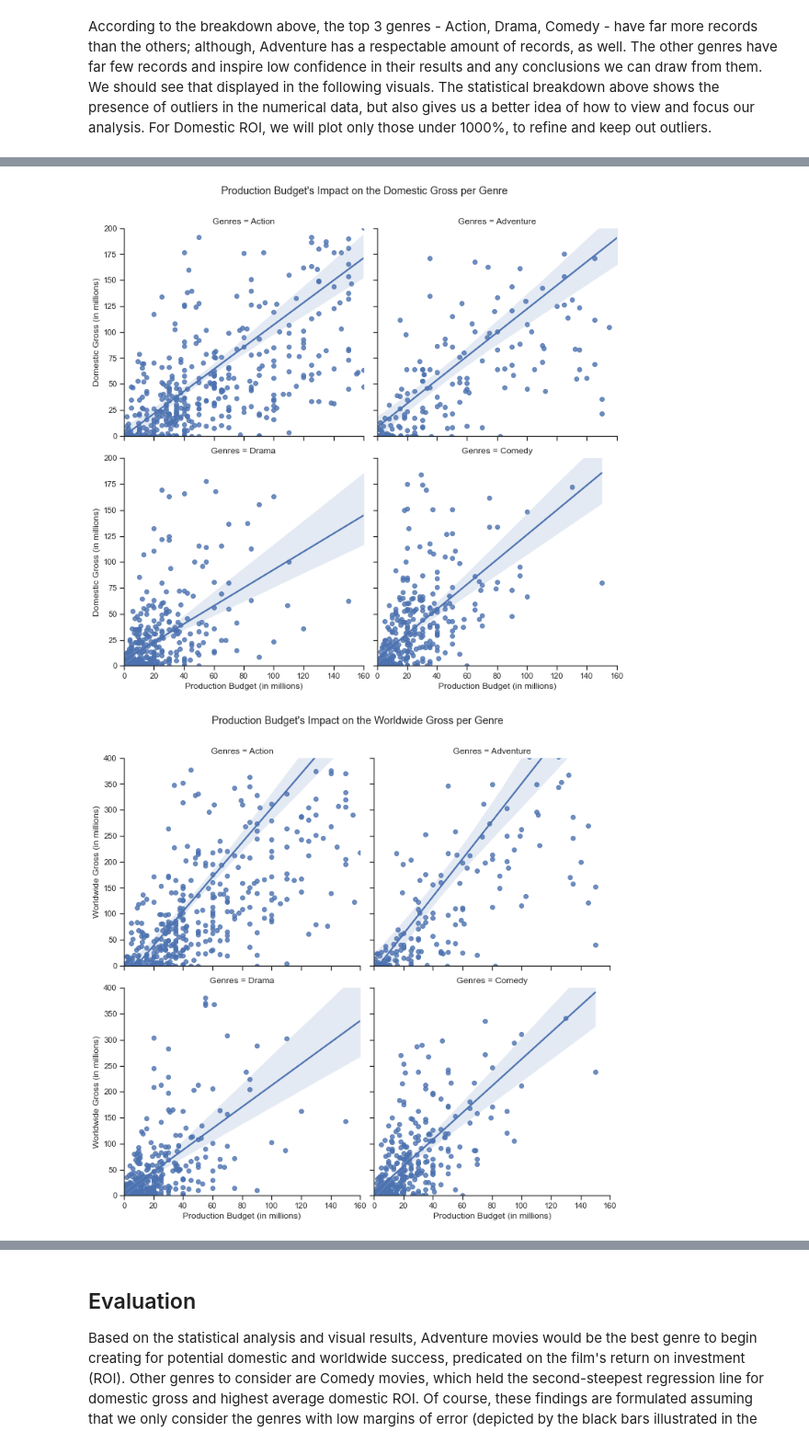
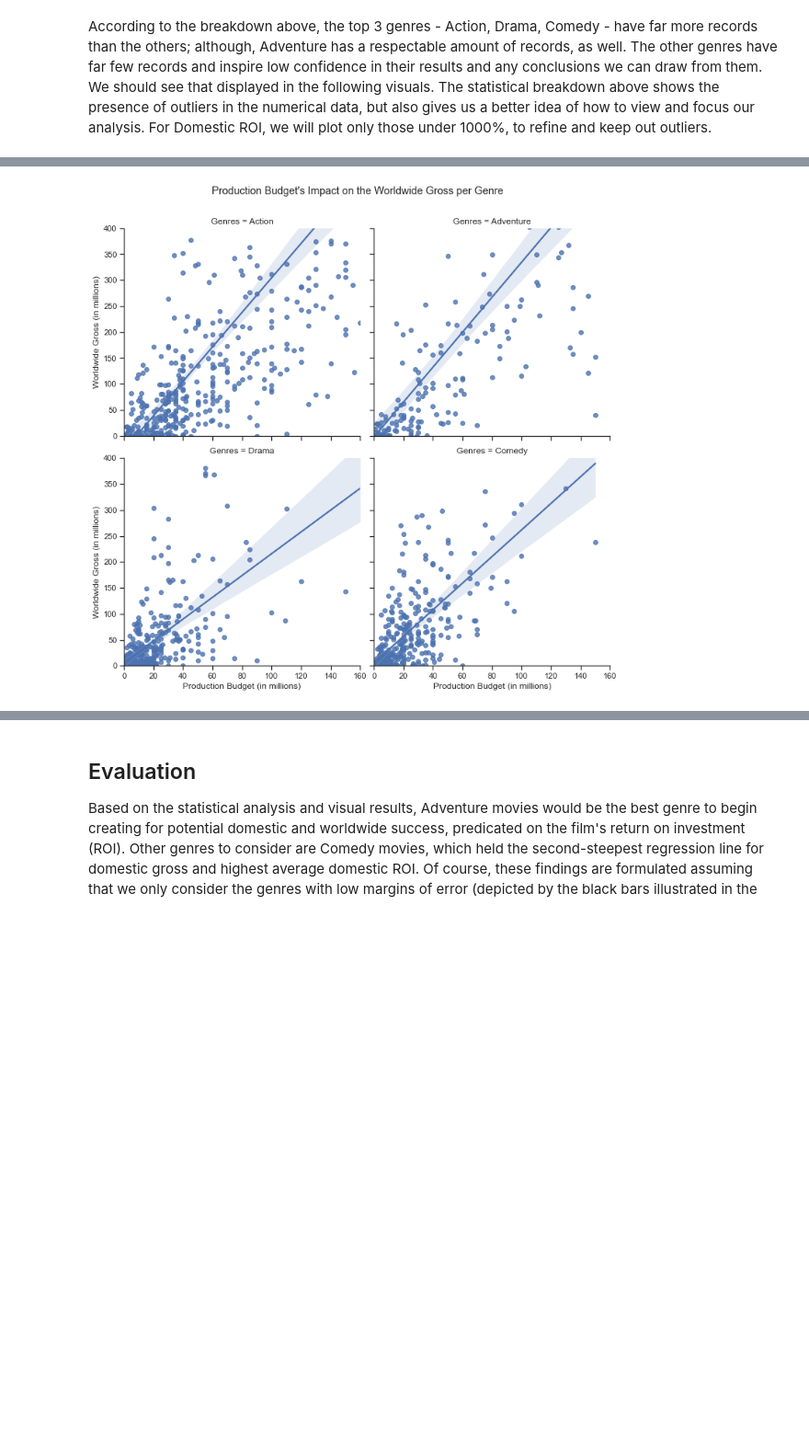
Before and after one commit to rookiescientist-andre/Microsoft-Film-Analysis, a Jupyter notebook: Microsoft Film Analysis - Notebook.ipynb, the cells around one changed output, grey strips where cells are left out. Shown: that part at 92% size. Cells and saved outputs as stored; diff of their text form; code cells hidden in the pictures; blank space fills up the shorter version.

```diff
--- a/Microsoft Film Analysis - Notebook.ipynb
+++ b/Microsoft Film Analysis - Notebook.ipynb
@@ -179,7 +183,7 @@ Next step is to clean up the SQL table to fit for merging with our refined movie
 
 # First, rename and keep the columns we need (i.e., primary_title, original_title, genres)
 movie_basics_df = pd.read_sql("""
-SELECT primary_title AS 'Movie Name', original_title AS 'Original Title', genres AS Genres
+SELECT primary_title AS 'Movie Name', original_title AS 'Original Title', genres AS Genres, runtime_minutes AS 'Runtime'
 FROM movie_basics
 """, conn)
 
@@ -342,5 +372,9 @@ To gain further insight, we'll also plot the average Domestic ROI below.
 # %%
-# Now, visualize Genres vs. average Domestic ROI
+# Focus the analysis on the top four genres in the focused Worldwide dataset
+top_4_genres = final_df['Genres'].value_counts()[:4].index
+final_df3_by_top4 = final_df3[final_df3['Genres'].isin(list(top_4_genres))]
+
+# Now, visualize Genres vs. average Worldwide ROI
 fig, ax = plt.subplots(figsize=(14, 7))
 ax.tick_params(axis='x', labelrotation=30)
 
@@ -352,6 +386,6 @@ ax.set_axisbelow(True)
 plt.grid(which='both')
 
 # Set title and plot graph
-ax.set_title('Average Domestic ROI per Film Genre')
-sns.barplot(data=final_df2.sort_values('Genres'), y='Domestic ROI (%)', x='Genres');
+ax.set_title('Average Worldwide ROI per Film Genre')
+sns.barplot(data=final_df3_by_top4.sort_values('Genres'), y='Worldwide ROI (%)', x='Genres', color='orangered');
 # %% [output]
@@ -437,28 +448,14 @@ Let's see some models on how much we need to invest in production for both domes
 # %%
-# Plot linear regression model of the Production Budget against Domestic Gross
-final_df2 = final_df2[final_df2['Genres'].isin(list(top_4_genres))]
-reg_model1 = sns.lmplot(data=final_df2, x='Production Budget', y='Domestic Gross', col='Genres', col_wrap=2)
-
-reg_model1.set_xlabels('Production Budget (in millions)')
-reg_model1.set_ylabels('Domestic Gross (in millions)')
-reg_model1.fig.subplots_adjust(top=.9)
-reg_model1.fig.suptitle('Production Budget\'s Impact on the Domestic Gross per Genre')
-reg_model1.set(xlim=(0, 1.6e8), ylim=(0, 2e8))
-reg_model1.set_xticklabels([0, 20, 40, 60, 80, 100, 120, 140, 160])
-reg_model1.set_yticklabels([0, 25, 50, 75, 100, 125, 150, 175, 200])
-
 # Plot linear regression model against Worldwide Gross now
-final_df3 = final_df3[final_df3['Genres'].isin(list(top_4_genres))]
-reg_model2 = sns.lmplot(data=final_df3, x='Production Budget', y='Worldwide Gross', col='Genres', col_wrap=2)
+reg_model2 = sns.lmplot(data=final_df3_by_top4, x='Production Budget', y='Worldwide Gross', col='Genres', col_wrap=2)
 
 reg_model2.set_xlabels('Production Budget (in millions)')
 reg_model2.set_ylabels('Worldwide Gross (in millions)')
 reg_model2.fig.subplots_adjust(top=.9)
 reg_model2.fig.suptitle('Production Budget\'s Impact on the Worldwide Gross per Genre')
 reg_model2.set(xlim=(0, 1.6e8), ylim=(0, 4e8))
 reg_model2.set_xticklabels([0, 20, 40, 60, 80, 100, 120, 140, 160])
 reg_model2.set_yticklabels([0, 50, 100, 150, 200, 250, 300, 350, 400]);
 # %% [output]
-[figure, old version]
+[figure, new version]
-[figure, removed]
 # %% [markdown]
```
Also changed, not shown: parts of 20 cells of this notebook, 1 other file.
